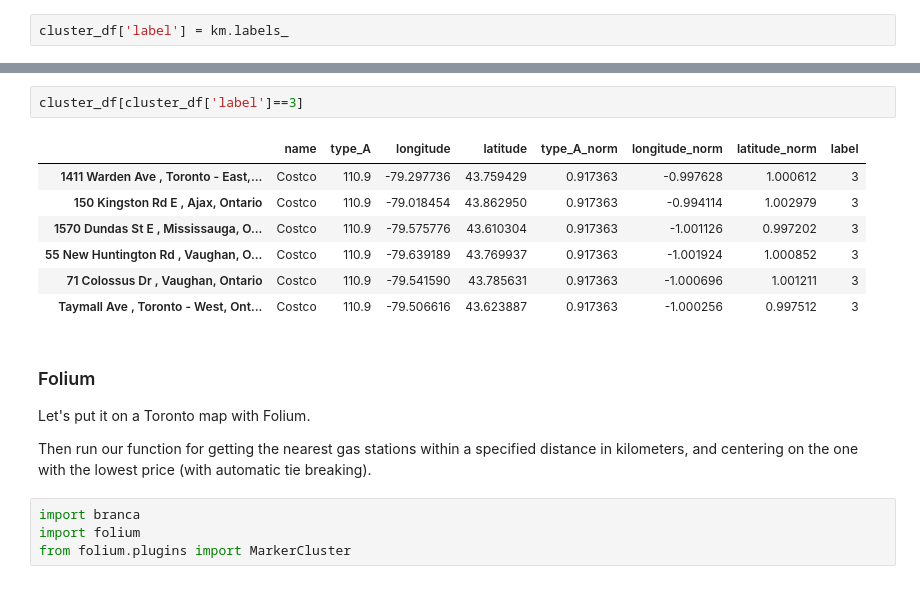
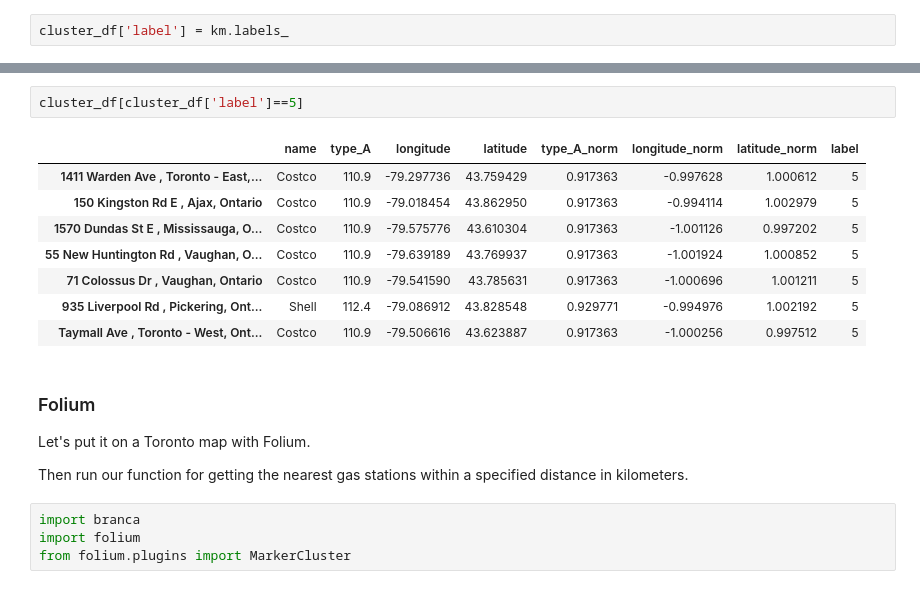
Before and after one commit to keithqu/dsp, a Jupyter notebook: gasprices/gas prices.ipynb, the cells around one changed output, grey strips where cells are left out. Cells and saved outputs as stored; diff of their text form.

```diff
--- a/gasprices/gas prices.ipynb
+++ b/gasprices/gas prices.ipynb
@@ -709,20 +709,21 @@ label
 Name: mean, dtype: float64
 # %%
-cluster_df[cluster_df['label']==3]
+cluster_df[cluster_df['label']==5]
 # %% [output]
 |  | name | type_A | longitude | latitude | type_A_norm | longitude_norm | latitude_norm | label |
-| 1411 Warden Ave , Toronto - East,... | Costco | 110.9 | -79.297736 | 43.759429 | 0.917363 | -0.997628 | 1.000612 | 3 |
-| 150 Kingston Rd E , Ajax, Ontario | Costco | 110.9 | -79.018454 | 43.862950 | 0.917363 | -0.994114 | 1.002979 | 3 |
-| 1570 Dundas St E , Mississauga, O... | Costco | 110.9 | -79.575776 | 43.610304 | 0.917363 | -1.001126 | 0.997202 | 3 |
-| 55 New Huntington Rd , Vaughan, O... | Costco | 110.9 | -79.639189 | 43.769937 | 0.917363 | -1.001924 | 1.000852 | 3 |
-| 71 Colossus Dr , Vaughan, Ontario | Costco | 110.9 | -79.541590 | 43.785631 | 0.917363 | -1.000696 | 1.001211 | 3 |
-| Taymall Ave , Toronto - West, Ont... | Costco | 110.9 | -79.506616 | 43.623887 | 0.917363 | -1.000256 | 0.997512 | 3 |
+| 1411 Warden Ave , Toronto - East,... | Costco | 110.9 | -79.297736 | 43.759429 | 0.917363 | -0.997628 | 1.000612 | 5 |
+| 150 Kingston Rd E , Ajax, Ontario | Costco | 110.9 | -79.018454 | 43.862950 | 0.917363 | -0.994114 | 1.002979 | 5 |
+| 1570 Dundas St E , Mississauga, O... | Costco | 110.9 | -79.575776 | 43.610304 | 0.917363 | -1.001126 | 0.997202 | 5 |
+| 55 New Huntington Rd , Vaughan, O... | Costco | 110.9 | -79.639189 | 43.769937 | 0.917363 | -1.001924 | 1.000852 | 5 |
+| 71 Colossus Dr , Vaughan, Ontario | Costco | 110.9 | -79.541590 | 43.785631 | 0.917363 | -1.000696 | 1.001211 | 5 |
+| 935 Liverpool Rd , Pickering, Ont... | Shell | 112.4 | -79.086912 | 43.828548 | 0.929771 | -0.994976 | 1.002192 | 5 |
+| Taymall Ave , Toronto - West, Ont... | Costco | 110.9 | -79.506616 | 43.623887 | 0.917363 | -1.000256 | 0.997512 | 5 |
 # %% [markdown]
 ### Folium
 
 Let's put it on a Toronto map with Folium.
 
-Then run our function for getting the nearest gas stations within a specified distance in kilometers, and centering on the one with the lowest price (with automatic tie breaking).
+Then run our function for getting the nearest gas stations within a specified distance in kilometers.
 # %%
 import branca
 import folium
```
Also changed, not shown: parts of 5 cells of this notebook.
